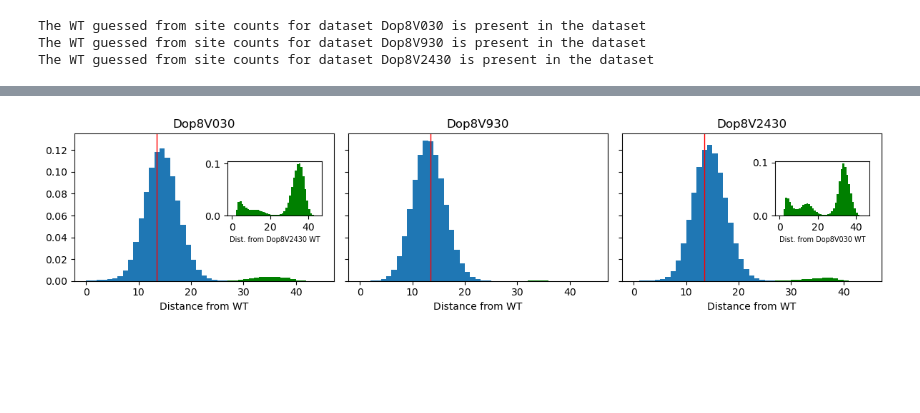
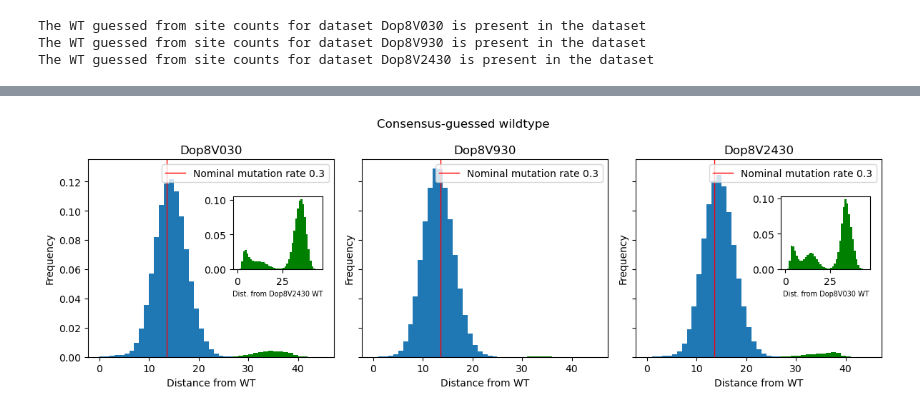
Before and after one commit to stecrotti/Aptamer2025py, a Jupyter notebook: experiments/report.ipynb, the cells around one changed output, grey strips where cells are left out. Drawn from its saved outputs; the diff is of its cells as text; code cells hidden in the pictures; blank space fills up the shorter version.

```diff
--- a/experiments/report.ipynb
+++ b/experiments/report.ipynb
@@ -173,15 +194,0 @@ plt.tight_layout()
-# %%
-def most_abundant_with_distance(seq_counts, wt, n=5):
-    sequences, counts = seq_counts
-    sequences = sequences[:n]
-    counts = counts[:n]
-    seq_str = array_to_string(sequences)
-    dist = hamming(wt, sequences).numpy()
-    df = pd.DataFrame(zip(seq_str, counts.numpy(), dist), columns=['Sequence', 'Count', 'Dist. from WT'])
-    return df
-
-for n in ns:
-    seq_counts = seq_counts_round_zero[n]
-    print(experiment_ids[n])
-    print(most_abundant_with_distance(seq_counts, wt_counts[n], 10))
-    print()
@@ -228,0 +256,16 @@ The WT guessed from site counts for dataset Dop8V2430 is present in the dataset
+# %%
+distances_sites = [hamming(wt_sites[n], seq_counts_round_zero[n][0]) for n in ns]
+
+fig, axes = plt.subplots(1,3, figsize=(12,4), sharex=True, sharey=True)
+for n in ns:
+    ax = axes[n]
+    N, bins, patches = ax.hist(distances_sites[n], bins=range(46), density=True,
+            weights=seq_counts_round_zero[n][1]
+           )
+    ax.axvline(x=0.3*45, color="red", linewidth=1, label='Nominal mutation rate 0.3')
+    ax.legend()
+    ax.set_title(experiment_ids[n])
+    ax.set_xlabel('Distance from WT')
+    ax.set_ylabel('Frequency')
+fig.suptitle('Consensus-guessed wildtype')
+fig.tight_layout()
@@ -229,30 +274,31 @@ The WT guessed from site counts for dataset Dop8V2430 is present in the dataset
 # %%
-distances_sites = [hamming(wt_sites[n], seq_counts_round_zero[n][0]) for n in ns]
-
 thresh = 27
 
-fig, axes = plt.subplots(1,3, figsize=(12,3), sharex=True, sharey=True)
+fig, axes = plt.subplots(1,3, figsize=(12,4), sharex=True, sharey=True)
 for n in ns:
     ax = axes[n]
     N, bins, patches = ax.hist(distances_sites[n], bins=range(46), density=True,
             weights=seq_counts_round_zero[n][1]
            )
     for i in range(thresh, 45):
         patches[i].set_facecolor('g')
-    ax.axvline(x=0.3*45, color="red", linewidth=1)
+    ax.axvline(x=0.3*45, color="red", linewidth=1, label='Nominal mutation rate 0.3')
+    ax.legend()
     ax.set_title(experiment_ids[n])
     ax.set_xlabel('Distance from WT')
+    ax.set_ylabel('Frequency')
 
     if n in [0,2]:
         axin = ax.inset_axes((27, 0.06, 18, 0.05), transform=ax.transData)
         idx = distances_sites[n] > thresh
         distances_cross = hamming(wt_sites[2-n], seq_counts_round_zero[n][0][idx])
         axin.hist(distances_cross, density=True, bins=range(46), color='g')
         # axin.set_title('Zoom on right bump', fontsize=7)
         axin.set_xlabel(f'Dist. from {experiment_ids[2-n]} WT', fontsize=7)
-plt.tight_layout()
+fig.suptitle('Consensus-guessed wildtype')
+fig.tight_layout()
 # %% [output]
-[figure, old version]
+[figure, new version]
 # %%
 # fig, axes = plt.subplots(3,3, figsize=(6,6), sharex=True, sharey=True)
 # for m in ns:
```
Also changed, not shown: parts of 7 cells of this notebook, 2 other files.
